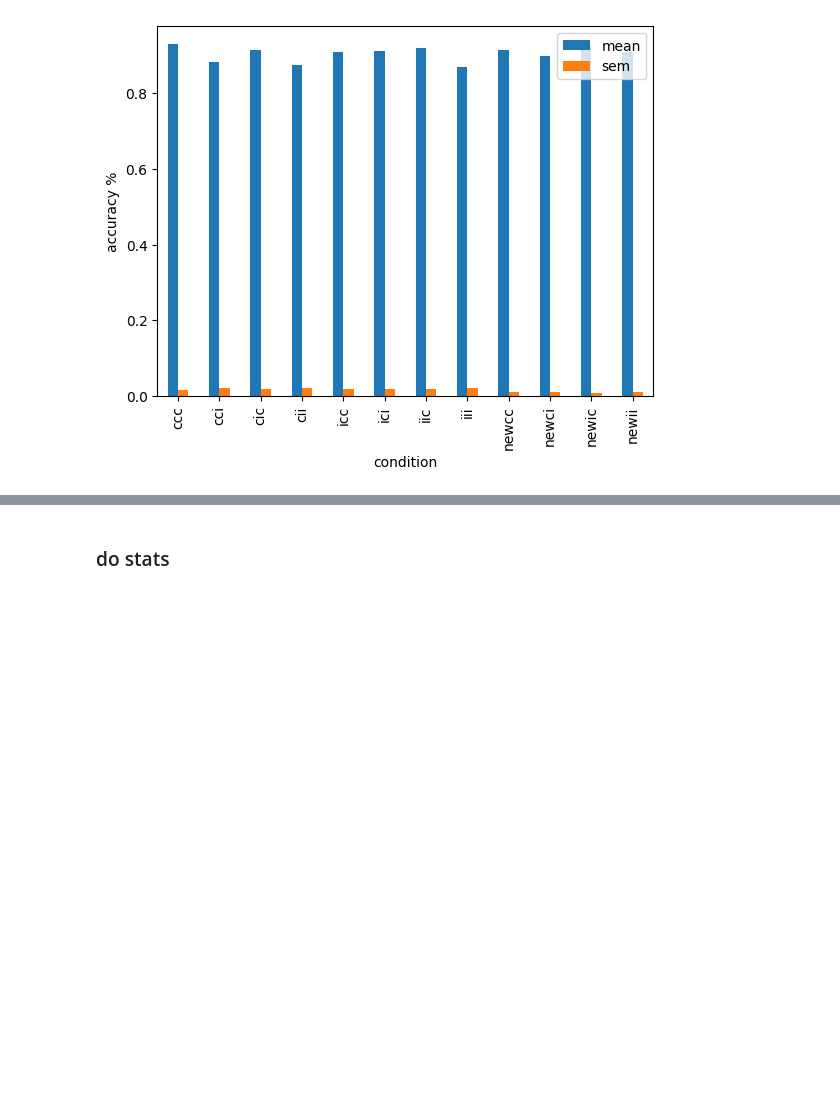
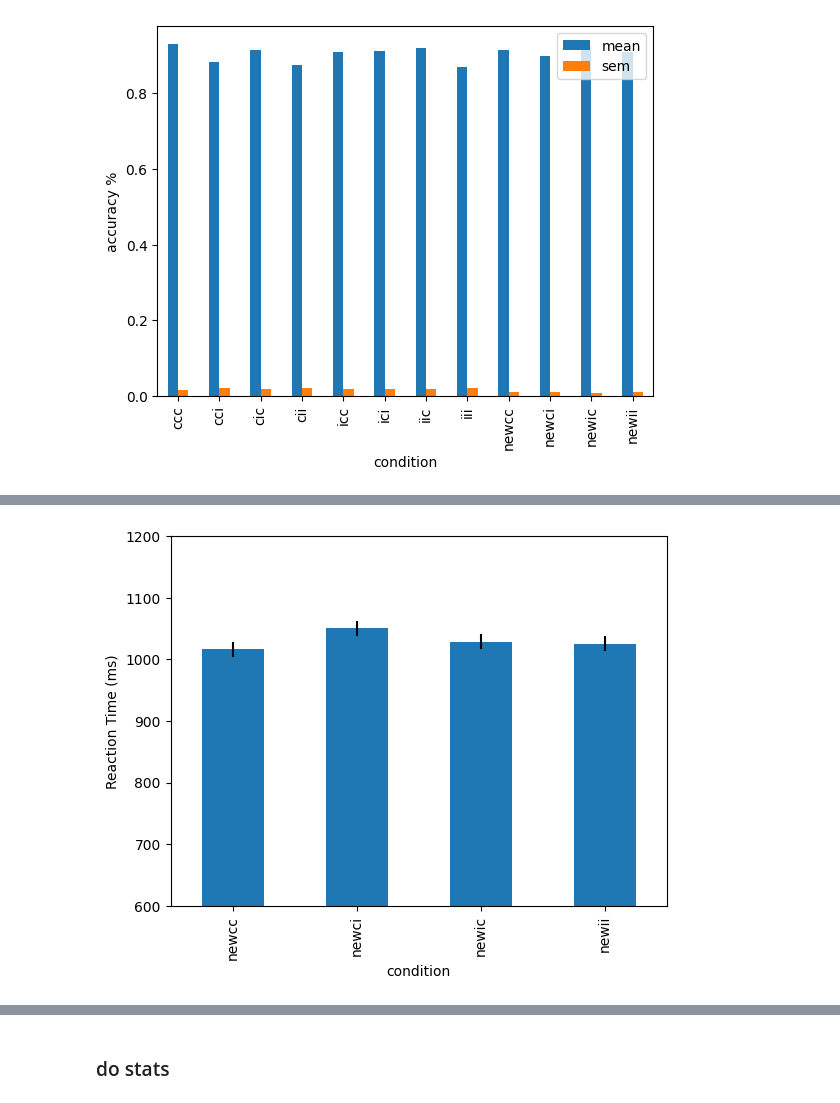
Before and after one commit to jimzhang629/contextFlanker2.0, a Jupyter notebook: analysis/makecsv.ipynb, the cells around one changed output, grey strips where cells are left out. Saved outputs shown, nothing was run; the diff lists cells and outputs as text; code cells hidden in the pictures; blank space fills up the shorter version.

```diff
--- a/analysis/makecsv.ipynb
+++ b/analysis/makecsv.ipynb
@@ -615,0 +727,16 @@ plt.savefig("highConContextRT.png")
+# %%
+newAccMean = newStatsDF.groupby('condition').accuracy_x.mean()
+newAccSEM = newStatsDF.groupby('condition').accuracy_x.sem()
+
+p = newAccMean.plot(kind='bar', ylabel='accuracy %', yerr=newAccSEM)
+p.set_ylim(0.75,1.0)
+plt.savefig("newContextAcc.png")
+
+newRTMean = newStatsDF.groupby('condition').respTime_x.mean()
+newRTSEM = newStatsDF.groupby('condition').respTime_x.sem()
+
+p = newRTMean.plot(kind='bar', ylabel='Reaction Time (ms)', yerr=newRTSEM)
+p.set_ylim(600, 1200)
+plt.savefig("newContextRT.png")
+# %% [output]
+[figure, added]
```
Also changed, not shown: parts of 10 cells of this notebook, 10 other files.
